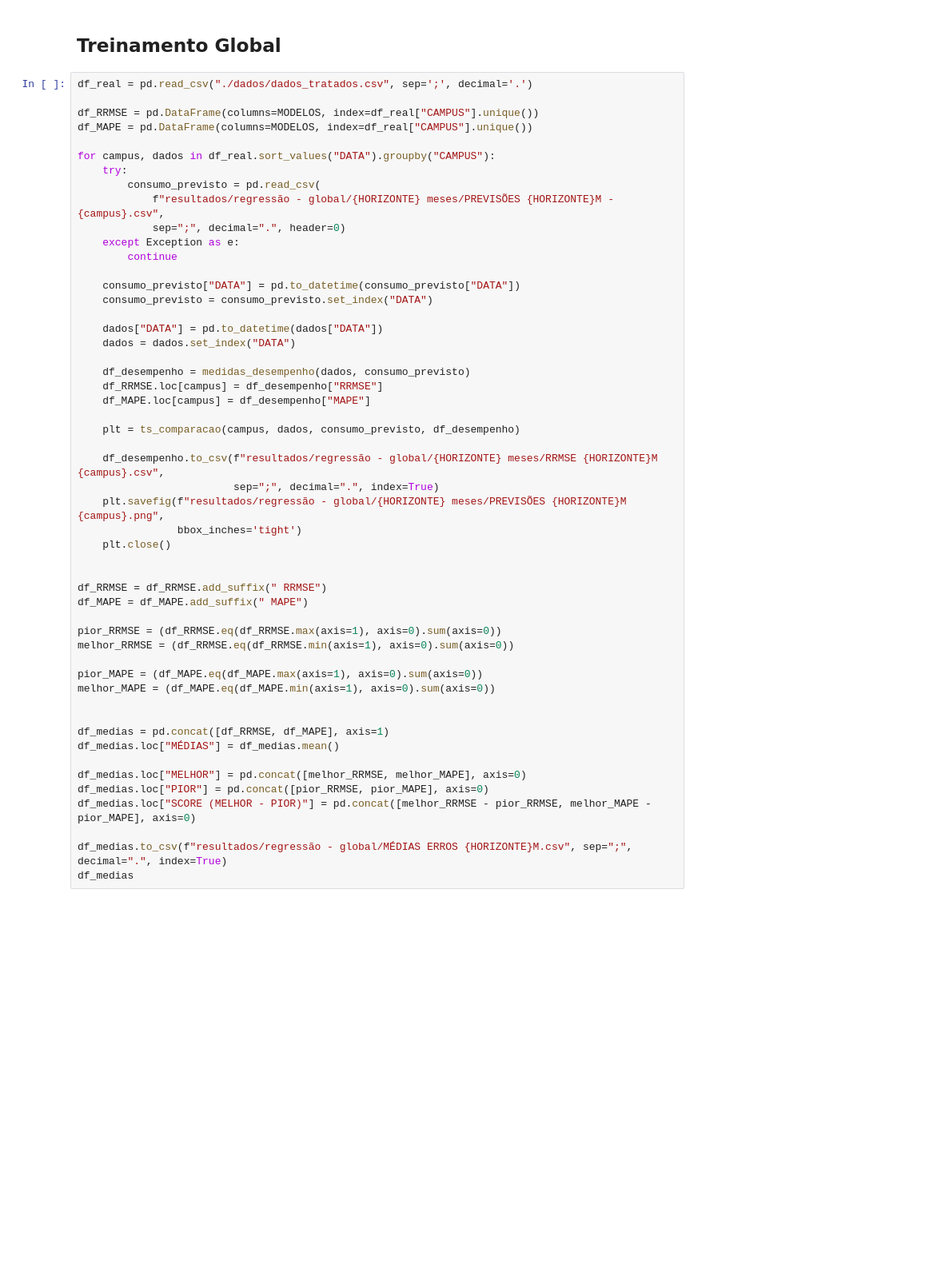
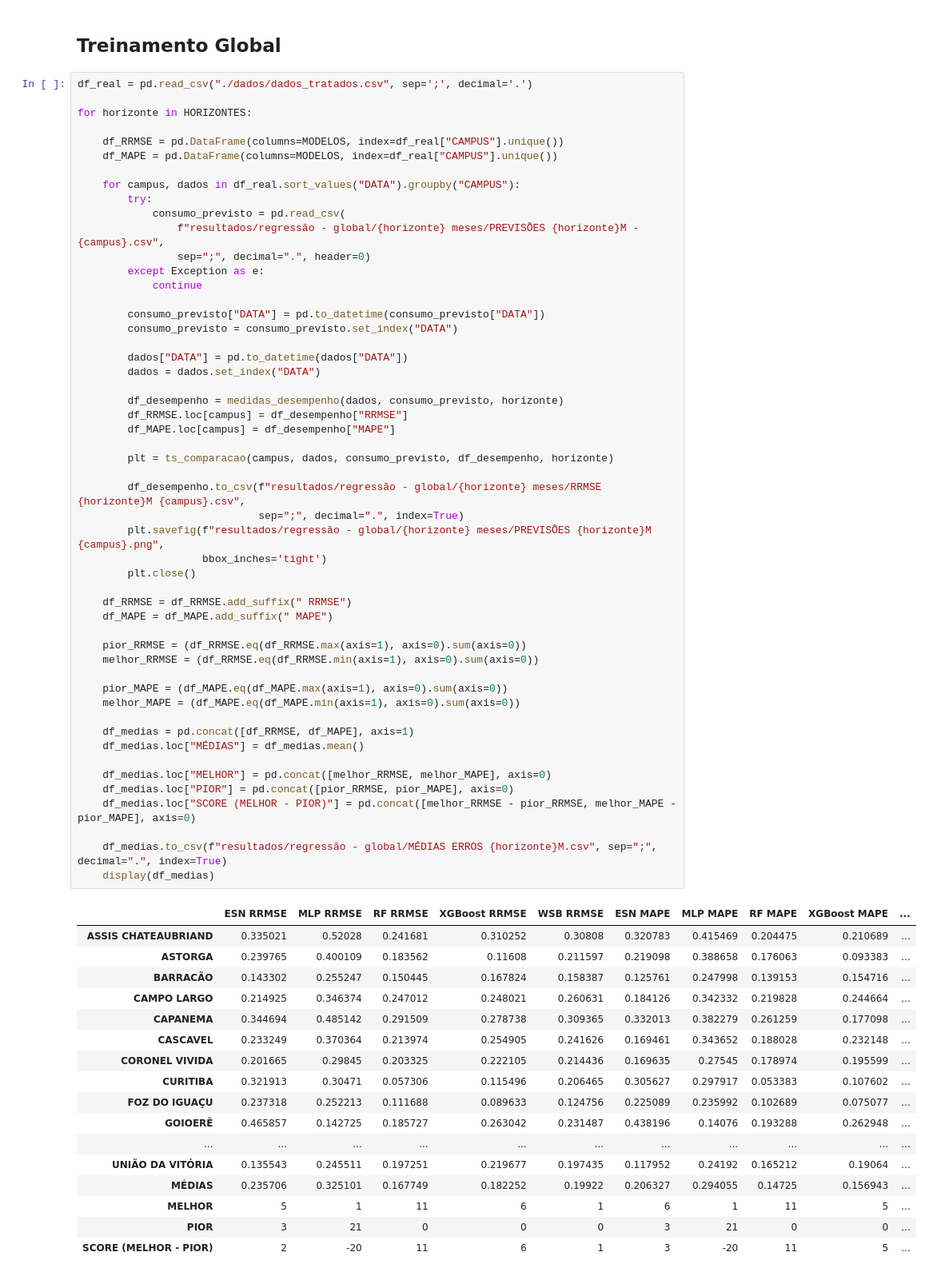
Before and after one commit to eduardoalba0/ppgeps_dissertacao, a Jupyter notebook: 05 - Resultados - Regressão.ipynb, the cells around one changed output. Shown at 80% size. Cells and saved outputs as stored; diff of their text form; blank space fills up the shorter version.

```diff
--- a/05 - Resultados - Regressão.ipynb
+++ b/05 - Resultados - Regressão.ipynb
@@ -509,52 +649,70 @@ df_medias
 # %%
 df_real = pd.read_csv("./dados/dados_tratados.csv", sep=';', decimal='.')
 
-df_RRMSE = pd.DataFrame(columns=MODELOS, index=df_real["CAMPUS"].unique())
-df_MAPE = pd.DataFrame(columns=MODELOS, index=df_real["CAMPUS"].unique())
+for horizonte in HORIZONTES:
 
-for campus, dados in df_real.sort_values("DATA").groupby("CAMPUS"):
-    try:
-        consumo_previsto = pd.read_csv(
-            f"resultados/regressão - global/{HORIZONTE} meses/PREVISÕES {HORIZONTE}M - {campus}.csv",
-            sep=";", decimal=".", header=0)
-    except Exception as e:
-        continue
+    df_RRMSE = pd.DataFrame(columns=MODELOS, index=df_real["CAMPUS"].unique())
+    df_MAPE = pd.DataFrame(columns=MODELOS, index=df_real["CAMPUS"].unique())
 
-    consumo_previsto["DATA"] = pd.to_datetime(consumo_previsto["DATA"])
-    consumo_previsto = consumo_previsto.set_index("DATA")
+    for campus, dados in df_real.sort_values("DATA").groupby("CAMPUS"):
+        try:
+            consumo_previsto = pd.read_csv(
+                f"resultados/regressão - global/{horizonte} meses/PREVISÕES {horizonte}M - {campus}.csv",
+                sep=";", decimal=".", header=0)
+        except Exception as e:
+            continue
 
-    dados["DATA"] = pd.to_datetime(dados["DATA"])
-    dados = dados.set_index("DATA")
+        consumo_previsto["DATA"] = pd.to_datetime(consumo_previsto["DATA"])
+        consumo_previsto = consumo_previsto.set_index("DATA")
 
-    df_desempenho = medidas_desempenho(dados, consumo_previsto)
-    df_RRMSE.loc[campus] = df_desempenho["RRMSE"]
-    df_MAPE.loc[campus] = df_desempenho["MAPE"]
+        dados["DATA"] = pd.to_datetime(dados["DATA"])
+        dados = dados.set_index("DATA")
 
-    plt = ts_comparacao(campus, dados, consumo_previsto, df_desempenho)
+        df_desempenho = medidas_desempenho(dados, consumo_previsto, horizonte)
+        df_RRMSE.loc[campus] = df_desempenho["RRMSE"]
+        df_MAPE.loc[campus] = df_desempenho["MAPE"]
 
-    df_desempenho.to_csv(f"resultados/regressão - global/{HORIZONTE} meses/RRMSE {HORIZONTE}M {campus}.csv",
-                         sep=";", decimal=".", index=True)
-    plt.savefig(f"resultados/regressão - global/{HORIZONTE} meses/PREVISÕES {HORIZONTE}M {campus}.png",
-                bbox_inches='tight')
-    plt.close()
+        plt = ts_comparacao(campus, dados, consumo_previsto, df_desempenho, horizonte)
 
+        df_desempenho.to_csv(f"resultados/regressão - global/{horizonte} meses/RRMSE {horizonte}M {campus}.csv",
+                             sep=";", decimal=".", index=True)
+        plt.savefig(f"resultados/regressão - global/{horizonte} meses/PREVISÕES {horizonte}M {campus}.png",
+                    bbox_inches='tight')
+        plt.close()
 
-df_RRMSE = df_RRMSE.add_suffix(" RRMSE")
-df_MAPE = df_MAPE.add_suffix(" MAPE")
+    df_RRMSE = df_RRMSE.add_suffix(" RRMSE")
+    df_MAPE = df_MAPE.add_suffix(" MAPE")
 
-pior_RRMSE = (df_RRMSE.eq(df_RRMSE.max(axis=1), axis=0).sum(axis=0))
-melhor_RRMSE = (df_RRMSE.eq(df_RRMSE.min(axis=1), axis=0).sum(axis=0))
+    pior_RRMSE = (df_RRMSE.eq(df_RRMSE.max(axis=1), axis=0).sum(axis=0))
+    melhor_RRMSE = (df_RRMSE.eq(df_RRMSE.min(axis=1), axis=0).sum(axis=0))
 
-pior_MAPE = (df_MAPE.eq(df_MAPE.max(axis=1), axis=0).sum(axis=0))
-melhor_MAPE = (df_MAPE.eq(df_MAPE.min(axis=1), axis=0).sum(axis=0))
+    pior_MAPE = (df_MAPE.eq(df_MAPE.max(axis=1), axis=0).sum(axis=0))
+    melhor_MAPE = (df_MAPE.eq(df_MAPE.min(axis=1), axis=0).sum(axis=0))
 
+    df_medias = pd.concat([df_RRMSE, df_MAPE], axis=1)
+    df_medias.loc["MÉDIAS"] = df_medias.mean()
 
-df_medias = pd.concat([df_RRMSE, df_MAPE], axis=1)
-df_medias.loc["MÉDIAS"] = df_medias.mean()
+    df_medias.loc["MELHOR"] = pd.concat([melhor_RRMSE, melhor_MAPE], axis=0)
+    df_medias.loc["PIOR"] = pd.concat([pior_RRMSE, pior_MAPE], axis=0)
+    df_medias.loc["SCORE (MELHOR - PIOR)"] = pd.concat([melhor_RRMSE - pior_RRMSE, melhor_MAPE - pior_MAPE], axis=0)
 
-df_medias.loc["MELHOR"] = pd.concat([melhor_RRMSE, melhor_MAPE], axis=0)
-df_medias.loc["PIOR"] = pd.concat([pior_RRMSE, pior_MAPE], axis=0)
-df_medias.loc["SCORE (MELHOR - PIOR)"] = pd.concat([melhor_RRMSE - pior_RRMSE, melhor_MAPE - pior_MAPE], axis=0)
-
-df_medias.to_csv(f"resultados/regressão - global/MÉDIAS ERROS {HORIZONTE}M.csv", sep=";", decimal=".", index=True)
-df_medias
+    df_medias.to_csv(f"resultados/regressão - global/MÉDIAS ERROS {horizonte}M.csv", sep=";", decimal=".", index=True)
+    display(df_medias)
+# %% [output]
+|  | ESN RRMSE | MLP RRMSE | RF RRMSE | XGBoost RRMSE | WSB RRMSE | ESN MAPE | MLP MAPE | RF MAPE | XGBoost MAPE | ... |
+| ASSIS CHATEAUBRIAND | 0.335021 | 0.52028 | 0.241681 | 0.310252 | 0.30808 | 0.320783 | 0.415469 | 0.204475 | 0.210689 | ... |
+| ASTORGA | 0.239765 | 0.400109 | 0.183562 | 0.11608 | 0.211597 | 0.219098 | 0.388658 | 0.176063 | 0.093383 | ... |
+| BARRACÃO | 0.143302 | 0.255247 | 0.150445 | 0.167824 | 0.158387 | 0.125761 | 0.247998 | 0.139153 | 0.154716 | ... |
+| CAMPO LARGO | 0.214925 | 0.346374 | 0.247012 | 0.248021 | 0.260631 | 0.184126 | 0.342332 | 0.219828 | 0.244664 | ... |
+| CAPANEMA | 0.344694 | 0.485142 | 0.291509 | 0.278738 | 0.309365 | 0.332013 | 0.382279 | 0.261259 | 0.177098 | ... |
+| CASCAVEL | 0.233249 | 0.370364 | 0.213974 | 0.254905 | 0.241626 | 0.169461 | 0.343652 | 0.188028 | 0.232148 | ... |
+| CORONEL VIVIDA | 0.201665 | 0.29845 | 0.203325 | 0.222105 | 0.214436 | 0.169635 | 0.27545 | 0.178974 | 0.195599 | ... |
+| CURITIBA | 0.321913 | 0.30471 | 0.057306 | 0.115496 | 0.206465 | 0.305627 | 0.297917 | 0.053383 | 0.107602 | ... |
+| FOZ DO IGUAÇU | 0.237318 | 0.252213 | 0.111688 | 0.089633 | 0.124756 | 0.225089 | 0.235992 | 0.102689 | 0.075077 | ... |
+| GOIOERÊ | 0.465857 | 0.142725 | 0.185727 | 0.263042 | 0.231487 | 0.438196 | 0.14076 | 0.193288 | 0.262948 | ... |
+| ... | ... | ... | ... | ... | ... | ... | ... | ... | ... | ... |
+| UNIÃO DA VITÓRIA | 0.135543 | 0.245511 | 0.197251 | 0.219677 | 0.197435 | 0.117952 | 0.24192 | 0.165212 | 0.19064 | ... |
+| MÉDIAS | 0.235706 | 0.325101 | 0.167749 | 0.182252 | 0.19922 | 0.206327 | 0.294055 | 0.14725 | 0.156943 | ... |
+| MELHOR | 5 | 1 | 11 | 6 | 1 | 6 | 1 | 11 | 5 | ... |
+| PIOR | 3 | 21 | 0 | 0 | 0 | 3 | 21 | 0 | 0 | ... |
+| SCORE (MELHOR - PIOR) | 2 | -20 | 11 | 6 | 1 | 3 | -20 | 11 | 5 | ... |
```
Also changed, not shown: parts of 11 cells of this notebook, 1 other file.
